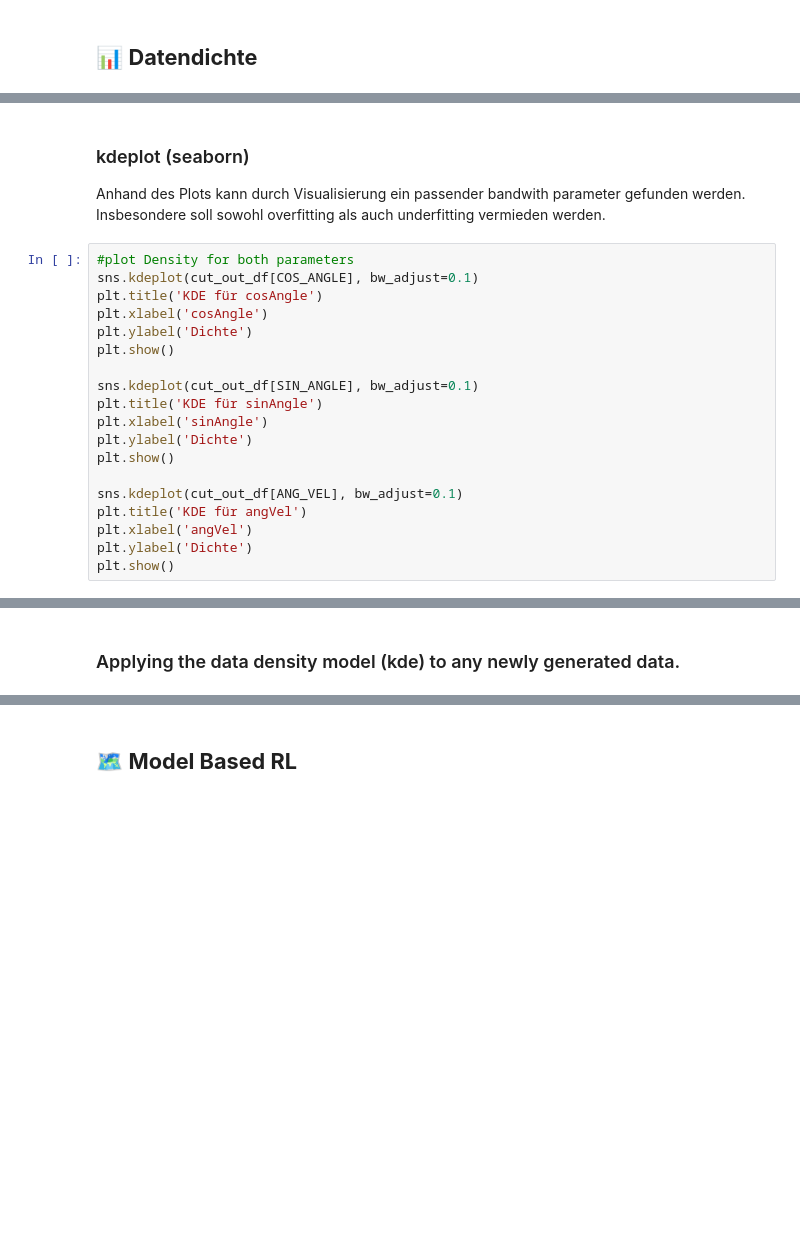
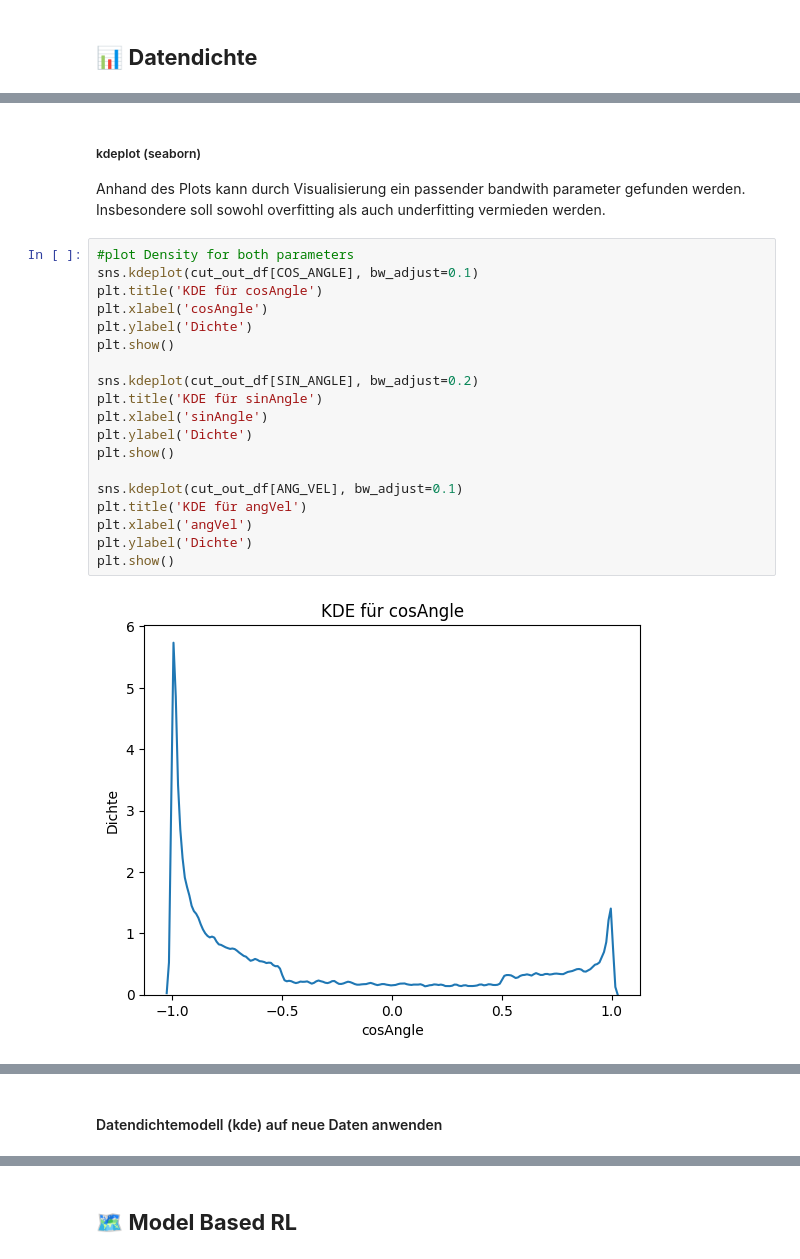
Before and after one commit to LeonLantz/LMU_RFL_SoSe24, a Jupyter notebook: Main.ipynb, the cells around one changed output, grey strips where cells are left out. Drawn from its saved outputs; the diff is of its cells as text; blank space fills up the shorter version.

```diff
--- a/Main.ipynb
+++ b/Main.ipynb
@@ -706,24 +731,26 @@ results_df = pd.DataFrame({
 })
 print(results_df)
 # %% [markdown]
-### kdeplot (seaborn)
+##### kdeplot (seaborn)
 Anhand des Plots kann durch Visualisierung ein passender bandwith parameter gefunden werden. Insbesondere soll sowohl overfitting als auch underfitting vermieden werden.
 # %%
 #plot Density for both parameters
 sns.kdeplot(cut_out_df[COS_ANGLE], bw_adjust=0.1)
 plt.title('KDE für cosAngle')
 plt.xlabel('cosAngle')
 plt.ylabel('Dichte')
 plt.show()
 
-sns.kdeplot(cut_out_df[SIN_ANGLE], bw_adjust=0.1)
+sns.kdeplot(cut_out_df[SIN_ANGLE], bw_adjust=0.2)
 plt.title('KDE für sinAngle')
 plt.xlabel('sinAngle')
 plt.ylabel('Dichte')
 plt.show()
 
 sns.kdeplot(cut_out_df[ANG_VEL], bw_adjust=0.1)
 plt.title('KDE für angVel')
 plt.xlabel('angVel')
 plt.ylabel('Dichte')
 plt.show()
+# %% [output]
+[figure, added]
@@ -730,5 +759,5 @@ plt.show()
-# %% [markdown]
-### Applying the data density model (kde) to any newly generated data.
+# %% [markdown]
+#### Datendichtemodell (kde) auf neue Daten anwenden
 # %%
 features = df[[COS_ANGLE, SIN_ANGLE, ANG_VEL]]
 
```
Also changed, not shown: parts of 22 cells of this notebook.
